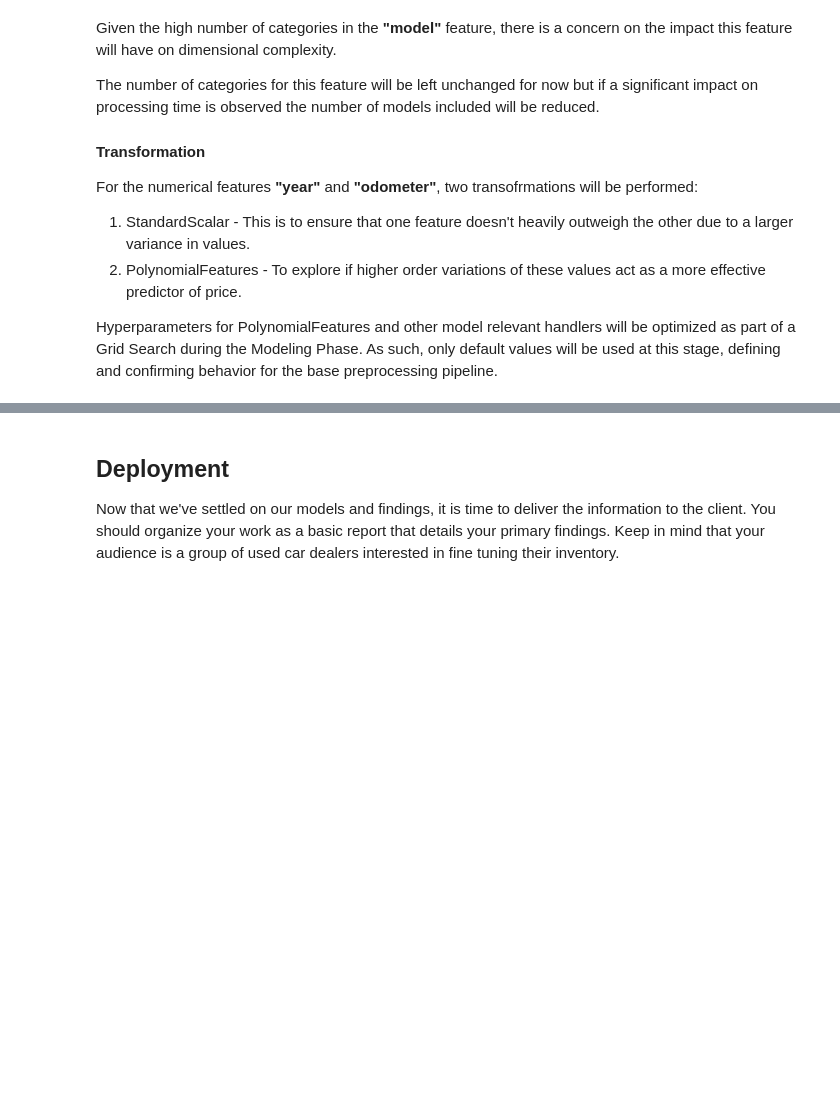
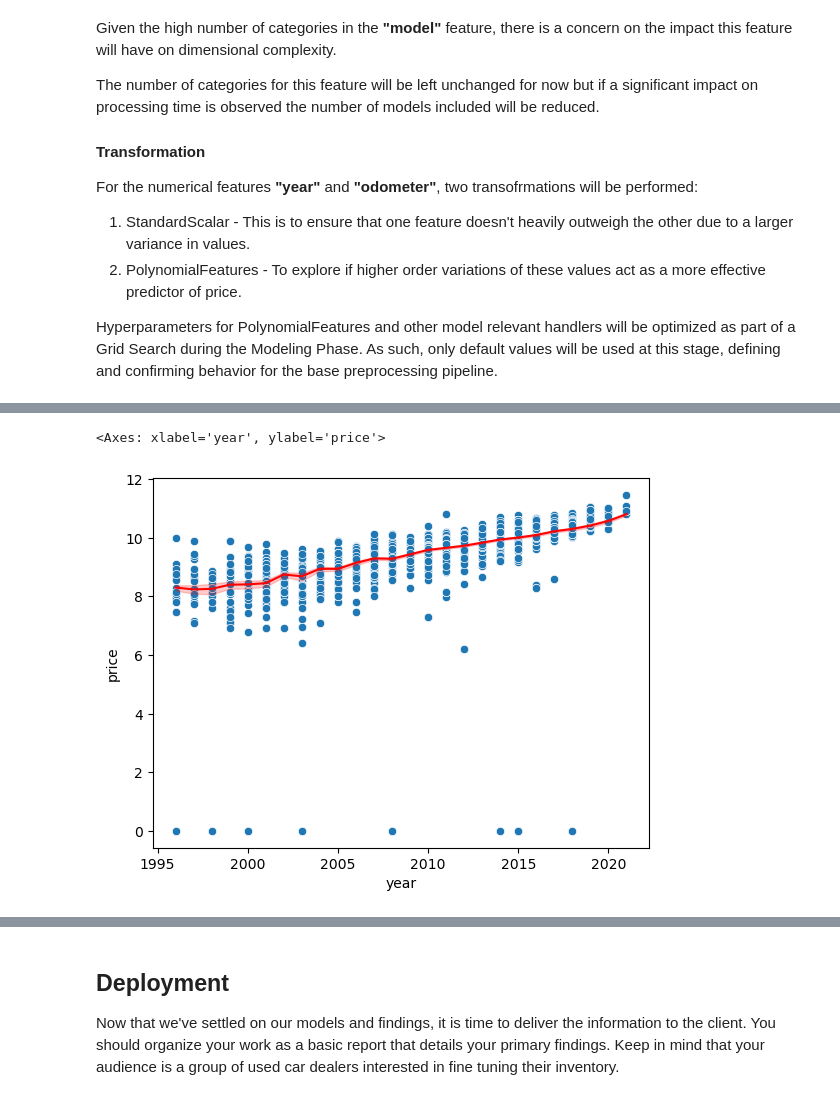
Before and after one commit to zaldabus/car_price_driver, a Jupyter notebook: prompt_II.ipynb, the cells around one changed output, grey strips where cells are left out. Saved outputs shown, nothing was run; the diff lists cells and outputs as text; code cells hidden in the pictures; blank space fills up the shorter version.

```diff
--- a/prompt_II.ipynb
+++ b/prompt_II.ipynb
@@ -811,0 +2135,10 @@ With some modeling accomplished, we aim to reflect on what we identify as a high
+# %%
+X_1500_past_1995 = X_1500_train[X_1500_train['year'] > 1995]
+
+sns.scatterplot(x = X_1500_past_1995.year, y = np.log(y_1500_train))
+
+X_1500_past_1995_sort = X_1500_past_1995.sort_values('year')
+sns.lineplot(x = X_1500_past_1995_sort.year, y = np.log(log_transform_model.predict(X_1500_past_1995_sort)), color='red')
+# %% [output]
+<Axes: xlabel='year', ylabel='price'>
+[figure, added]
```
Also changed, not shown: parts of 142 cells of this notebook.
